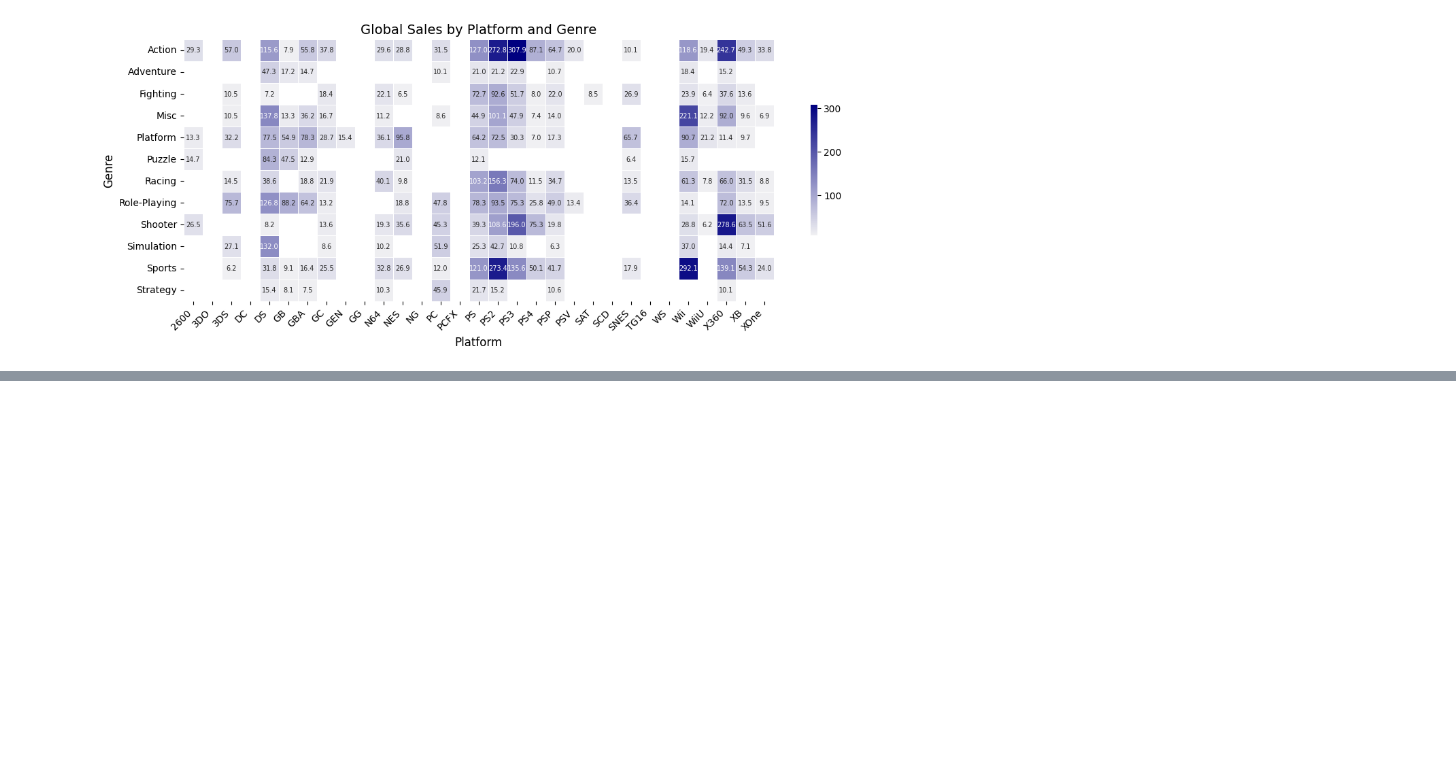
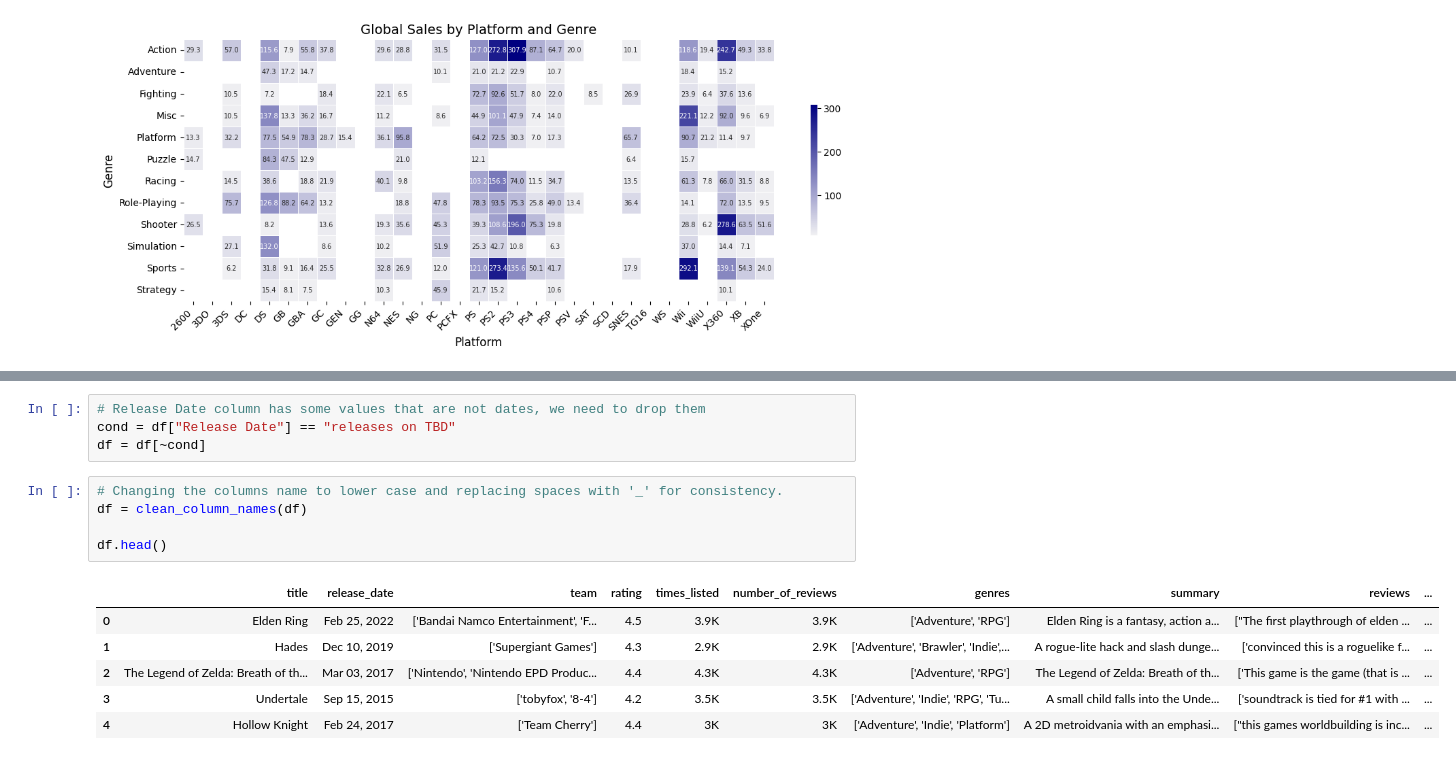
Before and after one commit to com-480-data-visualization/project-2024-Moonwalker, a Jupyter notebook: data/eda.ipynb, the cells around one changed output, grey strips where cells are left out. Drawn from its saved outputs; the diff is of its cells as text; blank space fills up the shorter version.

```diff
--- a/data/eda.ipynb
+++ b/data/eda.ipynb
@@ -161,0 +206,16 @@ plt.show()
+# %%
+# Release Date column has some values that are not dates, we need to drop them
+cond = df["Release Date"] == "releases on TBD"
+df = df[~cond]
+# %%
+# Changing the columns name to lower case and replacing spaces with '_' for consistency.
+df = clean_column_names(df)
+
+df.head()
+# %% [output]
+|  | title | release_date | team | rating | times_listed | number_of_reviews | genres | summary | reviews | ... |
+| 0 | Elden Ring | Feb 25, 2022 | ['Bandai Namco Entertainment', 'F... | 4.5 | 3.9K | 3.9K | ['Adventure', 'RPG'] | Elden Ring is a fantasy, action a... | ["The first playthrough of elden ... | ... |
+| 1 | Hades | Dec 10, 2019 | ['Supergiant Games'] | 4.3 | 2.9K | 2.9K | ['Adventure', 'Brawler', 'Indie',... | A rogue-lite hack and slash dunge... | ['convinced this is a roguelike f... | ... |
+| 2 | The Legend of Zelda: Breath of th... | Mar 03, 2017 | ['Nintendo', 'Nintendo EPD Produc... | 4.4 | 4.3K | 4.3K | ['Adventure', 'RPG'] | The Legend of Zelda: Breath of th... | ['This game is the game (that is ... | ... |
+| 3 | Undertale | Sep 15, 2015 | ['tobyfox', '8-4'] | 4.2 | 3.5K | 3.5K | ['Adventure', 'Indie', 'RPG', 'Tu... | A small child falls into the Unde... | ['soundtrack is tied for #1 with ... | ... |
+| 4 | Hollow Knight | Feb 24, 2017 | ['Team Cherry'] | 4.4 | 3K | 3K | ['Adventure', 'Indie', 'Platform'] | A 2D metroidvania with an emphasi... | ["this games worldbuilding is inc... | ... |
```
Also changed, not shown: parts of 10 cells of this notebook, 5 other files.
